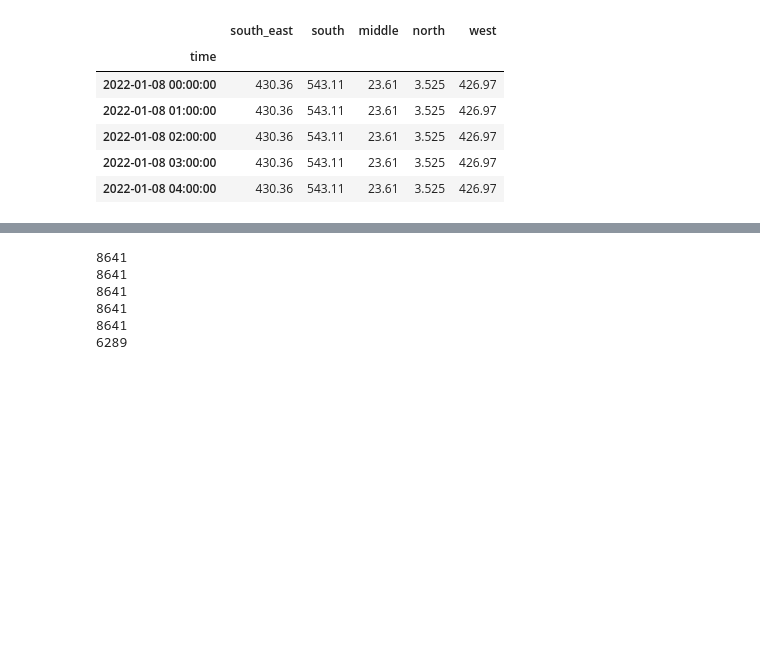
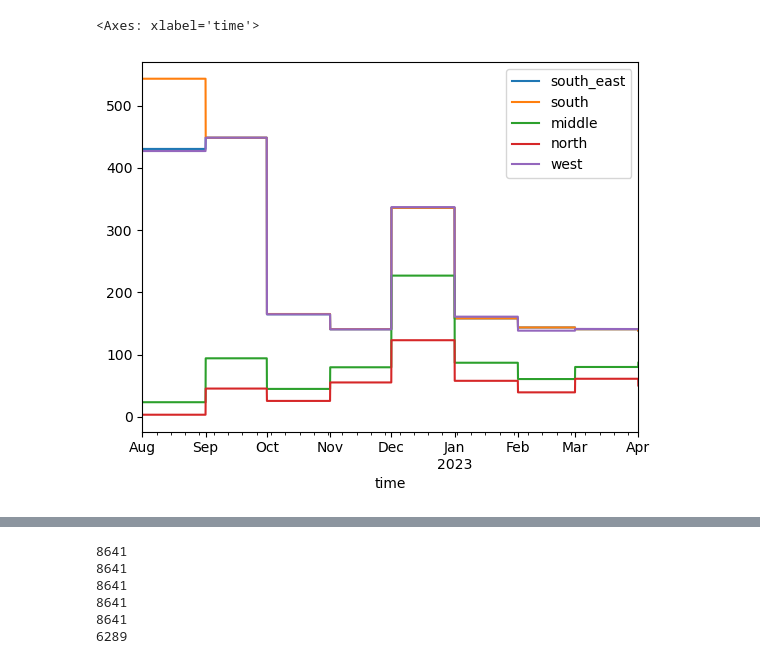
Before and after one commit to elibir/tdt4259-group75, a Jupyter notebook: xgboost.ipynb, the cells around one changed output, grey strips where cells are left out. Cells and saved outputs as stored; diff of their text form; code cells hidden in the pictures; blank space fills up the shorter version.

Commit message:
changes to price

```diff
--- a/xgboost.ipynb
+++ b/xgboost.ipynb
@@ -15,17 +15,12 @@ df.index = pd.to_datetime(df.index)
 # %%
 prices = pd.read_csv("data/prices.csv", sep=';')
 prices = prices.set_index('time')
 prices.index = pd.to_datetime(prices.index)
 prices = prices.resample('H').ffill()
-prices.head()
+prices.plot()
 # %% [output]
-|  | south_east | south | middle | north | west |
-| time |  |  |  |  |  |
-| 2022-01-08 00:00:00 | 430.36 | 543.11 | 23.61 | 3.525 | 426.97 |
-| 2022-01-08 01:00:00 | 430.36 | 543.11 | 23.61 | 3.525 | 426.97 |
-| 2022-01-08 02:00:00 | 430.36 | 543.11 | 23.61 | 3.525 | 426.97 |
-| 2022-01-08 03:00:00 | 430.36 | 543.11 | 23.61 | 3.525 | 426.97 |
-| 2022-01-08 04:00:00 | 430.36 | 543.11 | 23.61 | 3.525 | 426.97 |
+<Axes: xlabel='time'>
+[figure, added]
 # %%
 bgo = df.query('location == "bergen"')
 osl = df.query('location == "oslo"')
```
Also changed, not shown: parts of 2 cells of this notebook.
